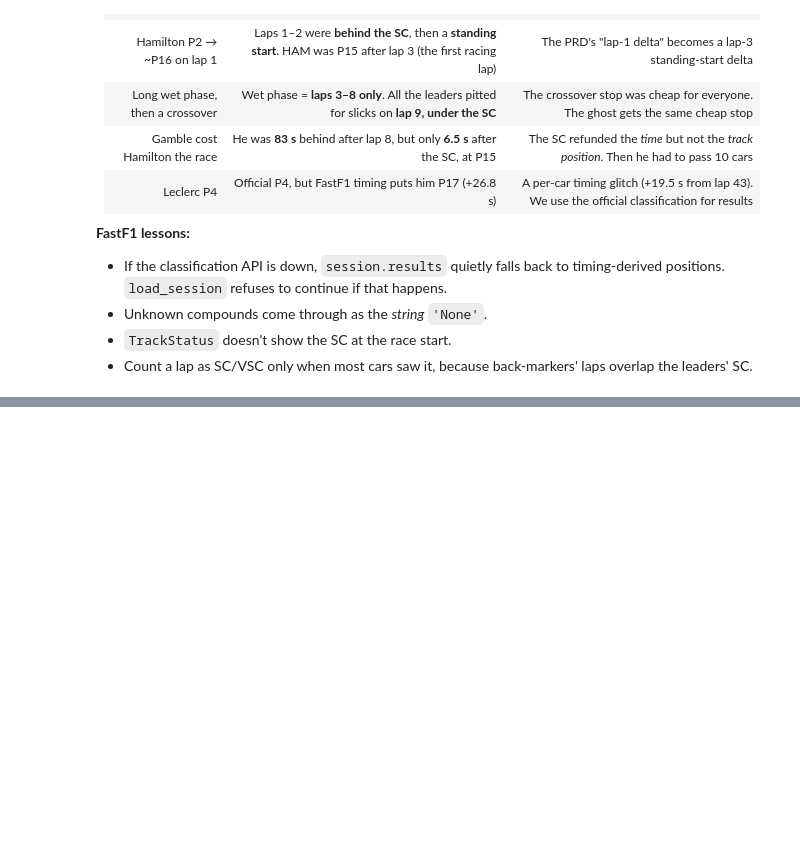
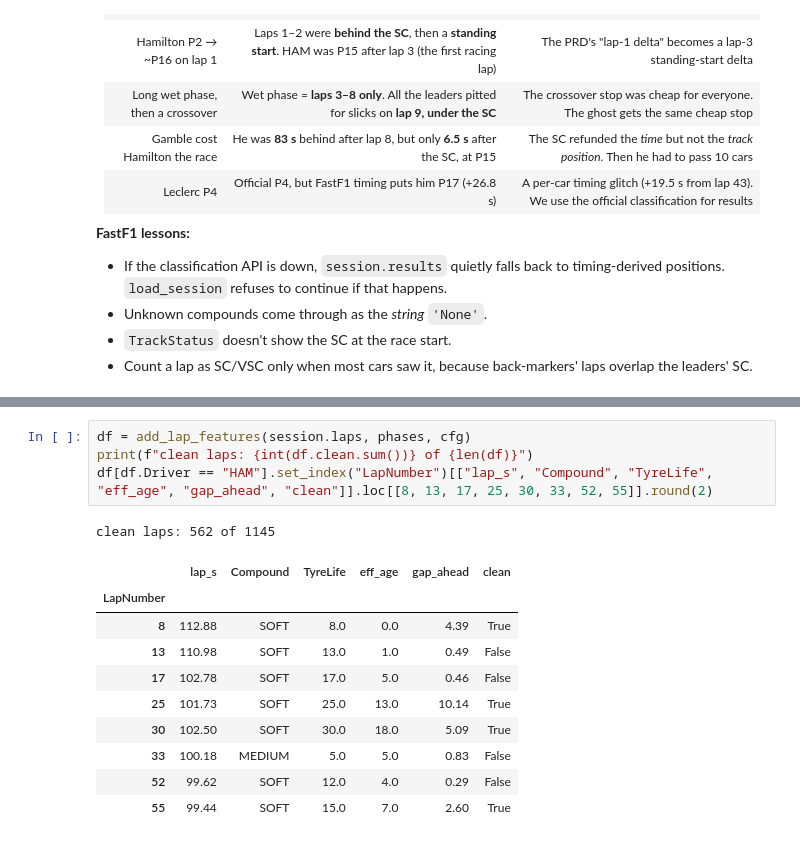
Before and after one commit to SyedTaqii/f1-2026-sepang-counterfactual, a Jupyter notebook: notebooks/sepang_counterfactual.ipynb, the cells around one changed output, grey strips where cells are left out. Cells and saved outputs as stored; diff of their text form; blank space fills up the shorter version.

```diff
--- a/notebooks/sepang_counterfactual.ipynb
+++ b/notebooks/sepang_counterfactual.ipynb
@@ -56,0 +124,16 @@ max |error| among the rest: 0.099 s
+# %%
+df = add_lap_features(session.laps, phases, cfg)
+print(f"clean laps: {int(df.clean.sum())} of {len(df)}")
+df[df.Driver == "HAM"].set_index("LapNumber")[["lap_s", "Compound", "TyreLife", "eff_age", "gap_ahead", "clean"]].loc[[8, 13, 17, 25, 30, 33, 52, 55]].round(2)
+# %% [output]
+clean laps: 562 of 1145
+|  | lap_s | Compound | TyreLife | eff_age | gap_ahead | clean |
+| LapNumber |  |  |  |  |  |  |
+| 8 | 112.88 | SOFT | 8.0 | 0.0 | 4.39 | True |
+| 13 | 110.98 | SOFT | 13.0 | 1.0 | 0.49 | False |
+| 17 | 102.78 | SOFT | 17.0 | 5.0 | 0.46 | False |
+| 25 | 101.73 | SOFT | 25.0 | 13.0 | 10.14 | True |
+| 30 | 102.50 | SOFT | 30.0 | 18.0 | 5.09 | True |
+| 33 | 100.18 | MEDIUM | 5.0 | 5.0 | 0.83 | False |
+| 52 | 99.62 | SOFT | 12.0 | 4.0 | 0.29 | False |
+| 55 | 99.44 | SOFT | 15.0 | 7.0 | 2.60 | True |
```
Also changed, not shown: parts of 10 cells of this notebook, 7 other files.
